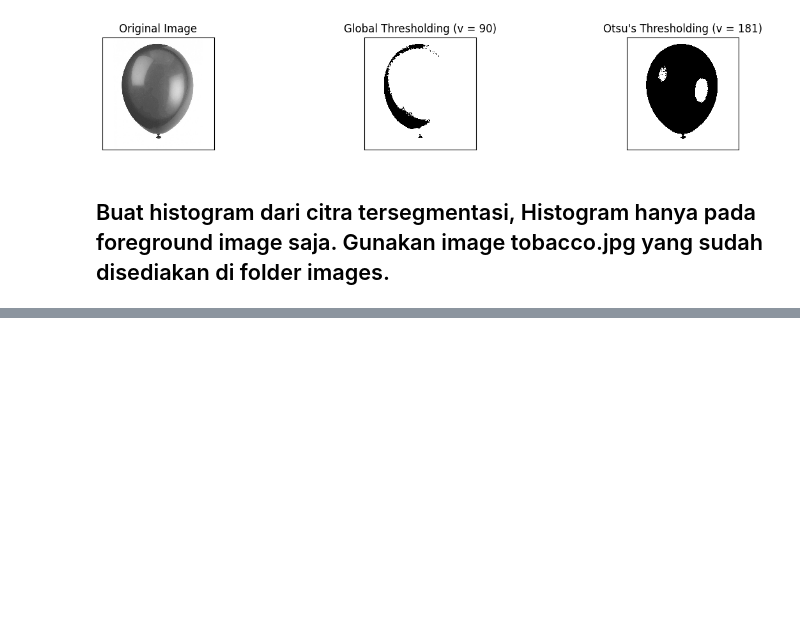
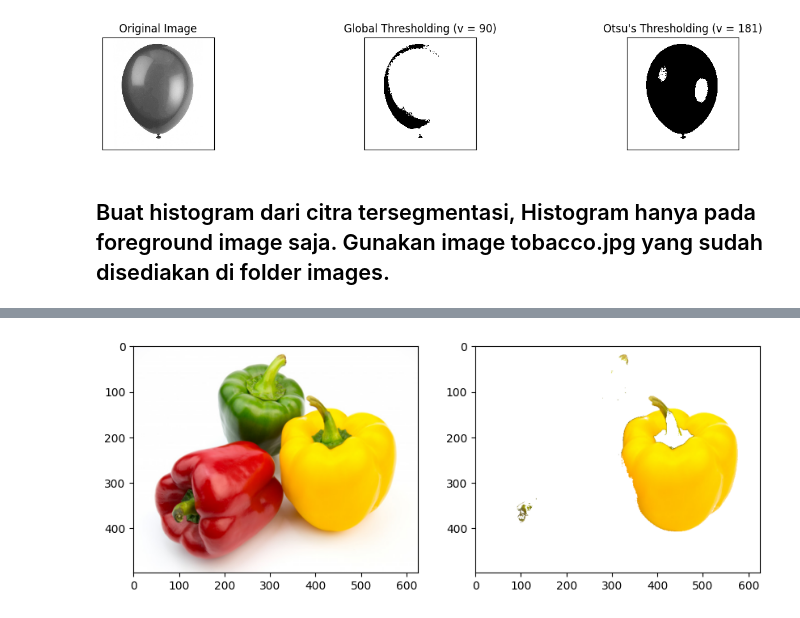
Before and after one commit to AchmadWibawa/PCVK, a Jupyter notebook: Week10.ipynb, the cells around one changed output, grey strips where cells are left out. Cells and saved outputs as stored; diff of their text form; code cells hidden in the pictures; blank space fills up the shorter version.

```diff
--- a/Week10.ipynb
+++ b/Week10.ipynb
@@ -114,0 +156,26 @@ plt.show()
+# %%
+img4 = cv.imread('/content/drive/MyDrive/PCVK/Images/peppers.jpg')
+
+img4 = cv.cvtColor(img4, cv.COLOR_BGR2RGB)
+
+hsv = cv.cvtColor(img4, cv.COLOR_RGB2HSV)
+
+lower_yellow = np.array([20, 100, 100])
+upper_yellow = np.array([30, 255, 255])
+
+mask = cv.inRange(hsv, lower_yellow, upper_yellow)
+
+result = cv.bitwise_and(img4, img4, mask=mask)
+
+background = np.ones_like(img4) * 255
+background_mask = cv.bitwise_not(mask)
+background_result = cv.bitwise_and(background, background, mask=background_mask)
+
+final_result = cv.bitwise_or(result, background_result)
+
+plt.figure(figsize=(10, 10))
+plt.subplot(1, 2, 1), plt.imshow(img4)
+plt.subplot(1, 2, 2), plt.imshow(final_result)
+plt.show()
+# %% [output]
+[figure, added]
```
Also changed, not shown: parts of 4 cells of this notebook.
